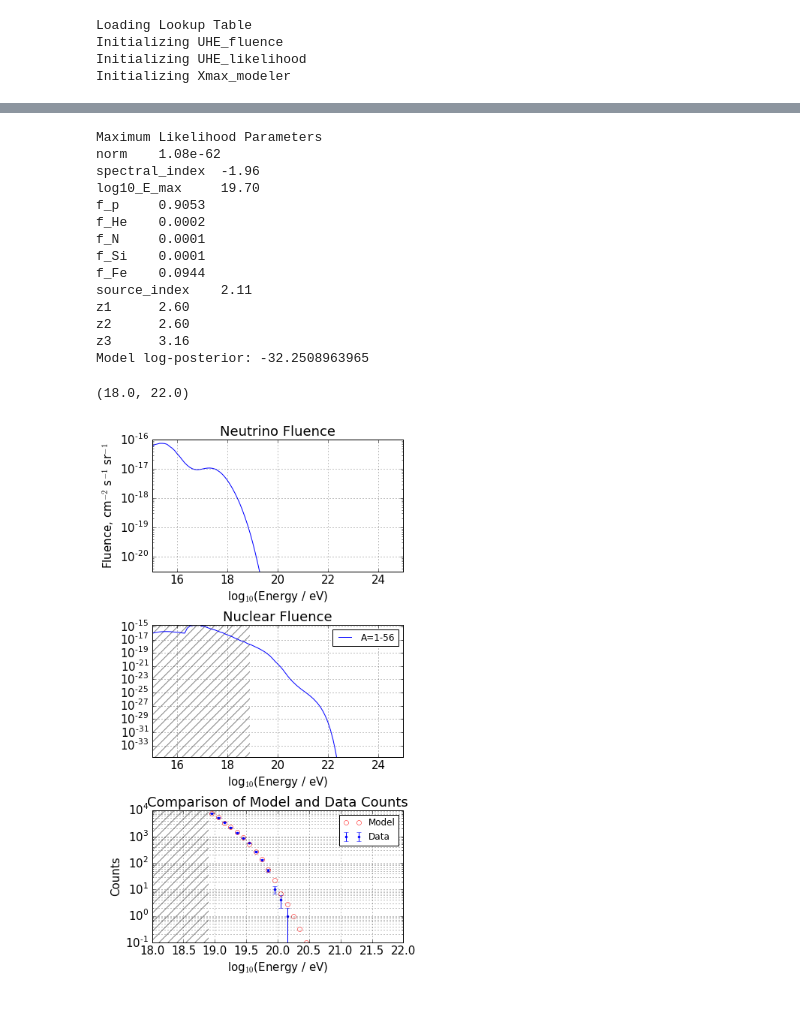
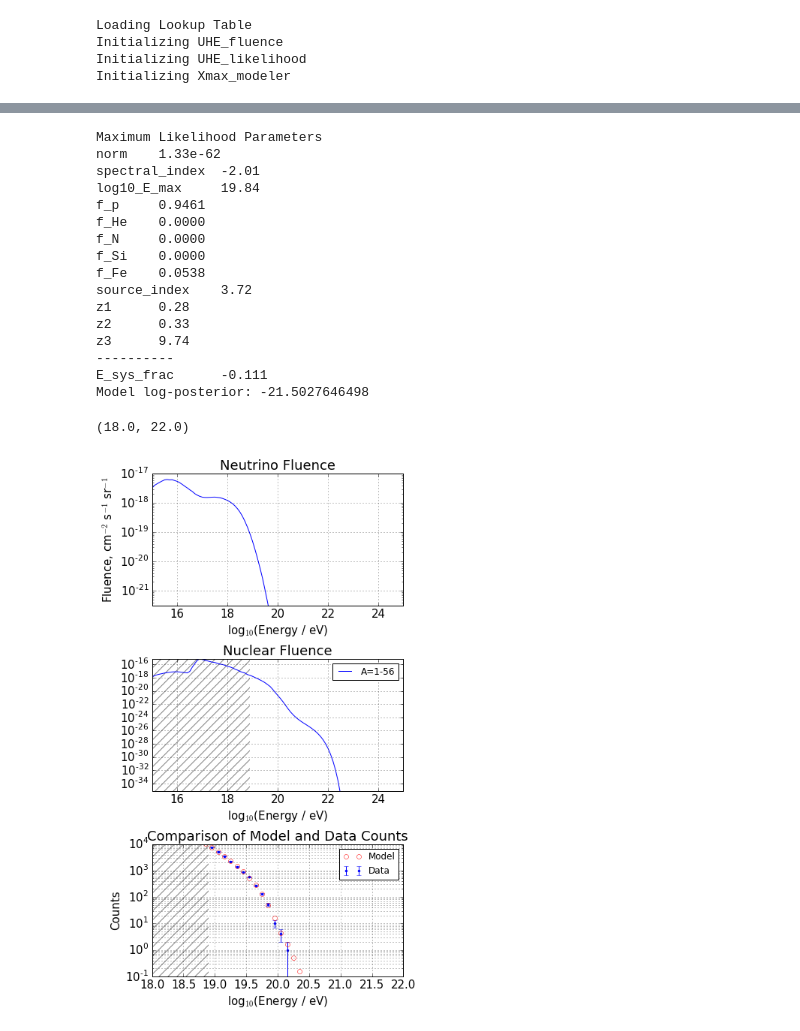
Before and after one commit to afromero/CRANE, a Jupyter notebook: examples/05_Likelihood.ipynb, the cells around one changed output, grey strips where cells are left out. Cells and saved outputs as stored; diff of their text form; code cells hidden in the pictures.

Commit message:
energy scale systematic parameter added

```diff
--- a/examples/05_Likelihood.ipynb
+++ b/examples/05_Likelihood.ipynb
@@ -46,0 +71,30 @@ Model log-posterior: -609.960615048
+# %%
+frac_E_array = -np.arange(0.14,5*0.14,0.14)
+cols = cm.hot(np.linspace(0, 1, int(2*len(frac_E_array))))
+cc=0
+for k in range(0,len(frac_E_array))[::-1]:
+    frac_E_shift = frac_E_array[k]
+    print frac_E_shift
+    N_model = Auger_Data.Counts_Model(nuclear_fluence[fcalc.observed_log10_E>18.599999], frac_E_shift = frac_E_shift)
+    semilogy(fcalc.observed_log10_E[fcalc.observed_log10_E>18.5999] + 0.05, N_model, 'o--', color=cols[k], mfc='none', mec=cols[k], label='-%d $\sigma$'%(k+1))
+    cc+=1
+
+frac_E_array = +np.arange(0.,5*0.14,0.14)
+cols = cm.hot(np.linspace(0, 1, int(2*len(frac_E_array))))
+cc=0
+for frac_E_shift in frac_E_array:
+    N_model = Auger_Data.Counts_Model(nuclear_fluence[fcalc.observed_log10_E>18.599999], frac_E_shift = frac_E_shift)
+    semilogy(fcalc.observed_log10_E[fcalc.observed_log10_E>18.5999] + 0.05, N_model, 'o-', color=cols[cc], mfc='none', mec=cols[cc], label='+%d $\sigma$'%(cc))
+    cc+=1
+lgnd = legend(loc=1, title='EnergyScale\nShift')
+plt.setp(lgnd.get_title(),fontsize=12)
+grid(True)
+ylim(0.1,1.e5)
+xlim(18.,22.)
+xlabel('log$_{10}$(Energy / eV)')
+ylabel('Counts')
+
+N_model = Auger_Data.Counts_Model(nuclear_fluence[fcalc.observed_log10_E>18.599999], frac_E_shift = 0.)
+
+
+figure()
@@ -154,10 +216,11 @@ print 'source_index\t%1.2f'%parms[7]
 print 'z1\t%1.2f'%parms[8]
 print 'z2\t%1.2f'%parms[9]
 print 'z3\t%1.2f'%parms[10]
-#print 'beta\t%1.2f'%parms[11]
-fluences = fcalc.fluence_model(*parms)
+print '----------'
+print 'E_sys_frac\t%1.3f'%parms[11]
+fluences = fcalc.fluence_model(*parms[0:11])
 nuclear_fluence = np.sum(fluences[1:], axis=0)
-N_model = Auger_Data.Counts_Model(nuclear_fluence[fcalc.observed_log10_E>18.8999])
+N_model = Auger_Data.Counts_Model(nuclear_fluence[fcalc.observed_log10_E>18.6999], parms[11])
 
 lp = logposterior(res.x)
 print 'Model log-posterior:', lp
@@ -193,45 +256,47 @@ grid(True)
 
 ax3 = subplot(313)
 ax3.set_yscale('log')
 from scipy.stats import poisson
 p_interval =  poisson.interval(0.68, Auger_Data.Counts)
 cut = Auger_Data.Counts>0.
 errorbar(Auger_Data.log10_Energy_low_edges[cut] + Auger_Data.d_log10_E/2.,
          Auger_Data.Counts[cut],
          #xerr = 0.05,
          yerr=[Auger_Data.Counts[cut]-p_interval[0][cut], p_interval[1][cut]-Auger_Data.Counts[cut]],
          fmt='.',
          label='Data')
 ylim(0.5, 1.e4)
 #xticks(np.arange(18.6, 20.2, 0.1), rotation=45)
 grid(True, which='both')
 ylabel('Counts')
 xlabel('log10 (Energy / eV)')
 title('Auger Counts by Energy Bin')
-plot(fcalc.observed_log10_E[fcalc.observed_log10_E>18.8999] + 0.05, N_model, 'o', mfc='none', mec='r', label='Model')
+plot(fcalc.observed_log10_E[fcalc.observed_log10_E>18.6999] + 0.05, N_model, 'o', mfc='none', mec='r', label='Model')
 grid(True, which='both')
 y1, y2 = ax3.get_ylim()
 y1=0.1
 fill_between([15., 18.9], [y1, y1], [y2,y2], facecolor='none', hatch='//', edgecolor='gray', linewidth=0.0)
 ylim(y1,y2)
 title('Comparison of Model and Data Counts')
 xlabel('log$_{10}$(Energy / eV)')
 legend()
 xlim(18.,22.)
 # %% [output]
 Maximum Likelihood Parameters
-norm    1.08e-62
-spectral_index  -1.96
-log10_E_max     19.70
-f_p     0.9053
-f_He    0.0002
-f_N     0.0001
-f_Si    0.0001
-f_Fe    0.0944
-source_index    2.11
-z1      2.60
-z2      2.60
-z3      3.16
-Model log-posterior: -32.2508963965
+norm    1.33e-62
+spectral_index  -2.01
+log10_E_max     19.84
+f_p     0.9461
+f_He    0.0000
+f_N     0.0000
+f_Si    0.0000
+f_Fe    0.0538
+source_index    3.72
+z1      0.28
+z2      0.33
+z3      9.74
+----------
+E_sys_frac      -0.111
+Model log-posterior: -21.5027646498
 (18.0, 22.0)
-[figure, old version]
+[figure, new version]
```
Also changed, not shown: parts of 4 cells of this notebook, 2 other files.
